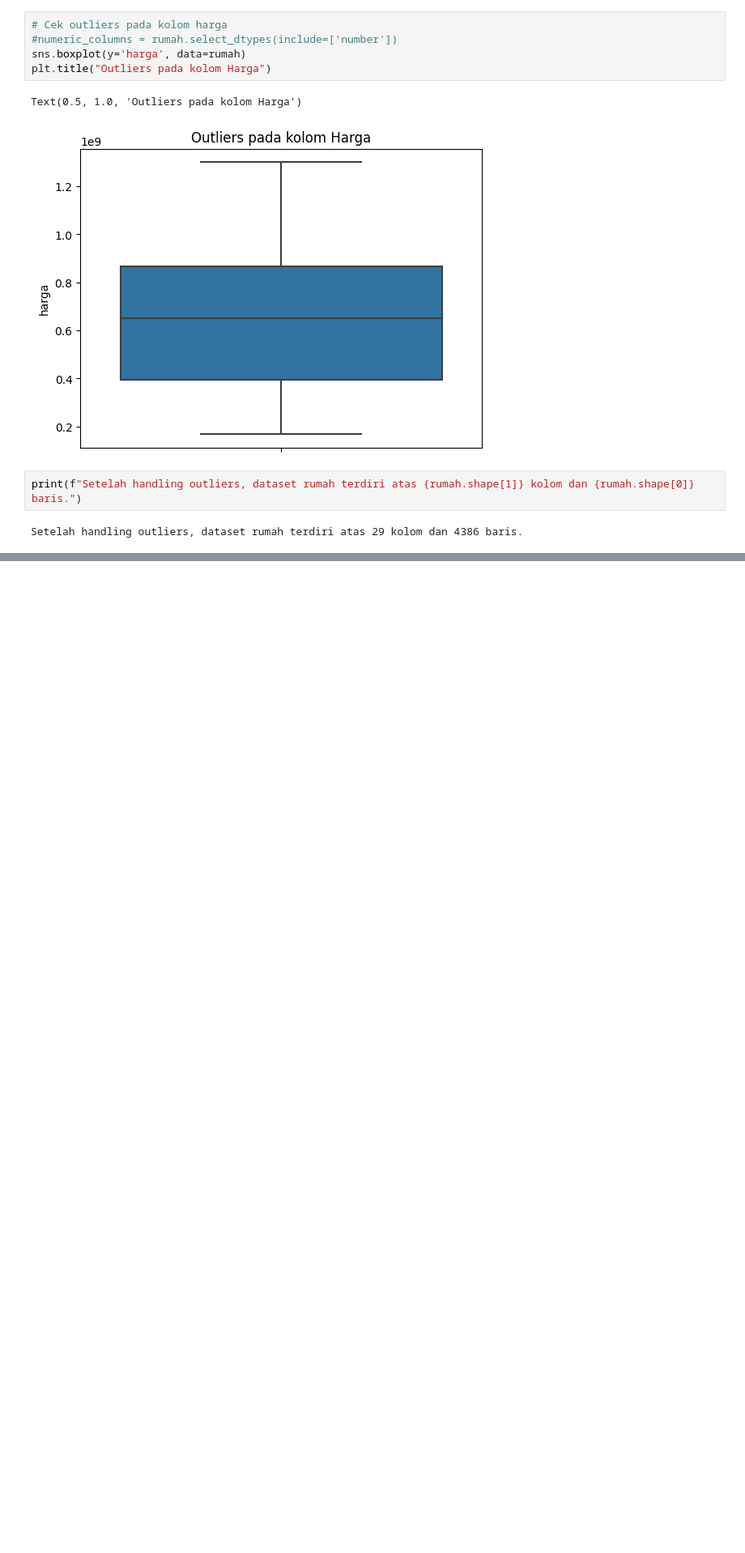
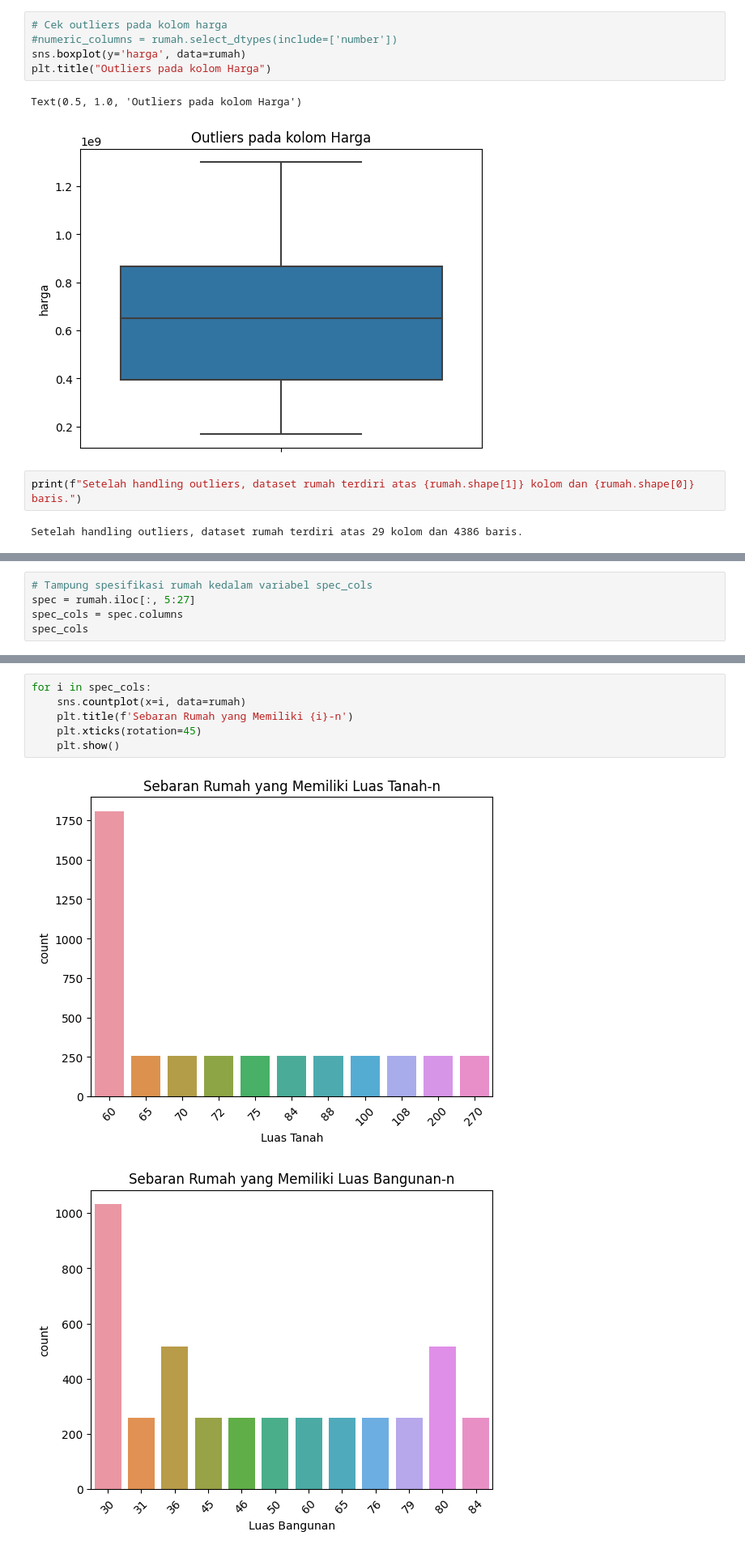
Before and after one commit to daff00/house-price-prediction, a Jupyter notebook: house_price_prediction.ipynb, the cells around one changed output, grey strips where cells are left out. Shown at 81% size. Cells and saved outputs as stored; diff of their text form; blank space fills up the shorter version.

```diff
--- a/house_price_prediction.ipynb
+++ b/house_price_prediction.ipynb
@@ -252,0 +294,5 @@ Setelah handling outliers, dataset rumah terdiri atas 29 kolom dan 4386 baris.
+# %%
+# Tampung spesifikasi rumah kedalam variabel spec_cols
+spec = rumah.iloc[:, 5:27]
+spec_cols = spec.columns
+spec_cols
@@ -252,0 +306,9 @@ Setelah handling outliers, dataset rumah terdiri atas 29 kolom dan 4386 baris.
+# %%
+for i in spec_cols:
+    sns.countplot(x=i, data=rumah)
+    plt.title(f'Sebaran Rumah yang Memiliki {i}-n')
+    plt.xticks(rotation=45)
+    plt.show()
+# %% [output]
+[figure, added]
+[figure, added]
```
Also changed, not shown: parts of 16 cells of this notebook.
